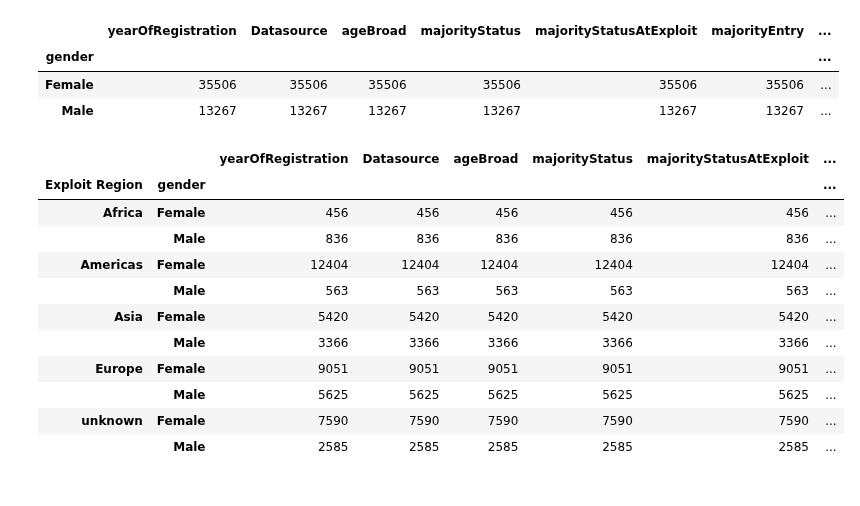
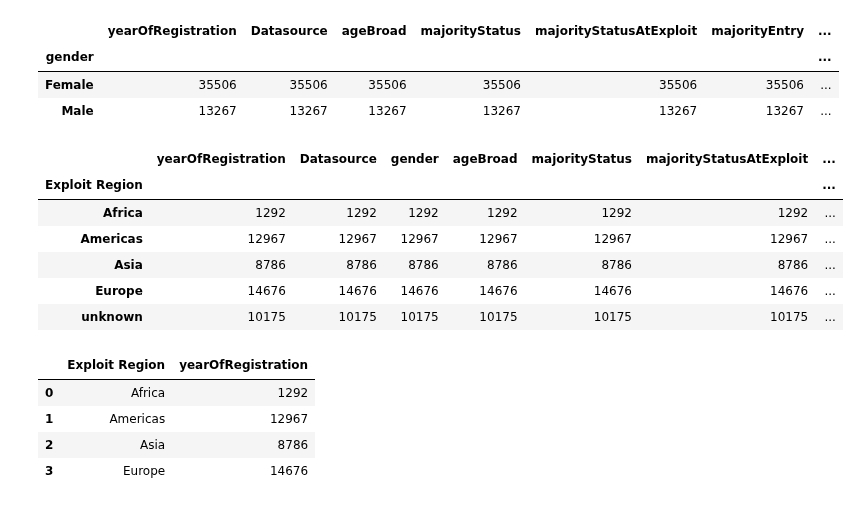
Before and after one commit to saronraut/Human-Trafficking-Awareness, a Jupyter notebook: Mara/RegionalComparison.ipynb, the cells around one changed output. Drawn from its saved outputs; the diff is of its cells as text; code cells hidden in the pictures.

```diff
--- a/Mara/RegionalComparison.ipynb
+++ b/Mara/RegionalComparison.ipynb
@@ -68,17 +77,24 @@ data_df.groupby('gender').count()
 | Female | 35506 | 35506 | 35506 | 35506 | 35506 | 35506 | ... |
 | Male | 13267 | 13267 | 13267 | 13267 | 13267 | 13267 | ... |
 # %%
-data_df.groupby(['Exploit Region', 'gender']).count()
+data_df.groupby('Exploit Region').count()
 # %% [output]
-|  |  | yearOfRegistration | Datasource | ageBroad | majorityStatus | majorityStatusAtExploit | ... |
-| Exploit Region | gender |  |  |  |  |  | ... |
-| Africa | Female | 456 | 456 | 456 | 456 | 456 | ... |
-|  | Male | 836 | 836 | 836 | 836 | 836 | ... |
-| Americas | Female | 12404 | 12404 | 12404 | 12404 | 12404 | ... |
-|  | Male | 563 | 563 | 563 | 563 | 563 | ... |
-| Asia | Female | 5420 | 5420 | 5420 | 5420 | 5420 | ... |
-|  | Male | 3366 | 3366 | 3366 | 3366 | 3366 | ... |
-| Europe | Female | 9051 | 9051 | 9051 | 9051 | 9051 | ... |
-|  | Male | 5625 | 5625 | 5625 | 5625 | 5625 | ... |
-| unknown | Female | 7590 | 7590 | 7590 | 7590 | 7590 | ... |
-|  | Male | 2585 | 2585 | 2585 | 2585 | 2585 | ... |
+|  | yearOfRegistration | Datasource | gender | ageBroad | majorityStatus | majorityStatusAtExploit | ... |
+| Exploit Region |  |  |  |  |  |  | ... |
+| Africa | 1292 | 1292 | 1292 | 1292 | 1292 | 1292 | ... |
+| Americas | 12967 | 12967 | 12967 | 12967 | 12967 | 12967 | ... |
+| Asia | 8786 | 8786 | 8786 | 8786 | 8786 | 8786 | ... |
+| Europe | 14676 | 14676 | 14676 | 14676 | 14676 | 14676 | ... |
+| unknown | 10175 | 10175 | 10175 | 10175 | 10175 | 10175 | ... |
+# %%
+exploit_df = data_df.groupby('Exploit Region').count()
+exploit_df = exploit_df[['yearOfRegistration']]
+exploit_df = exploit_df.reset_index()
+exploit_df = exploit_df.loc[exploit_df['Exploit Region'] !=  'unknown', :]
+exploit_df
+# %% [output]
+|  | Exploit Region | yearOfRegistration |
+| 0 | Africa | 1292 |
+| 1 | Americas | 12967 |
+| 2 | Asia | 8786 |
+| 3 | Europe | 14676 |
```
Also changed, not shown: parts of 10 cells of this notebook, 5 other files.
